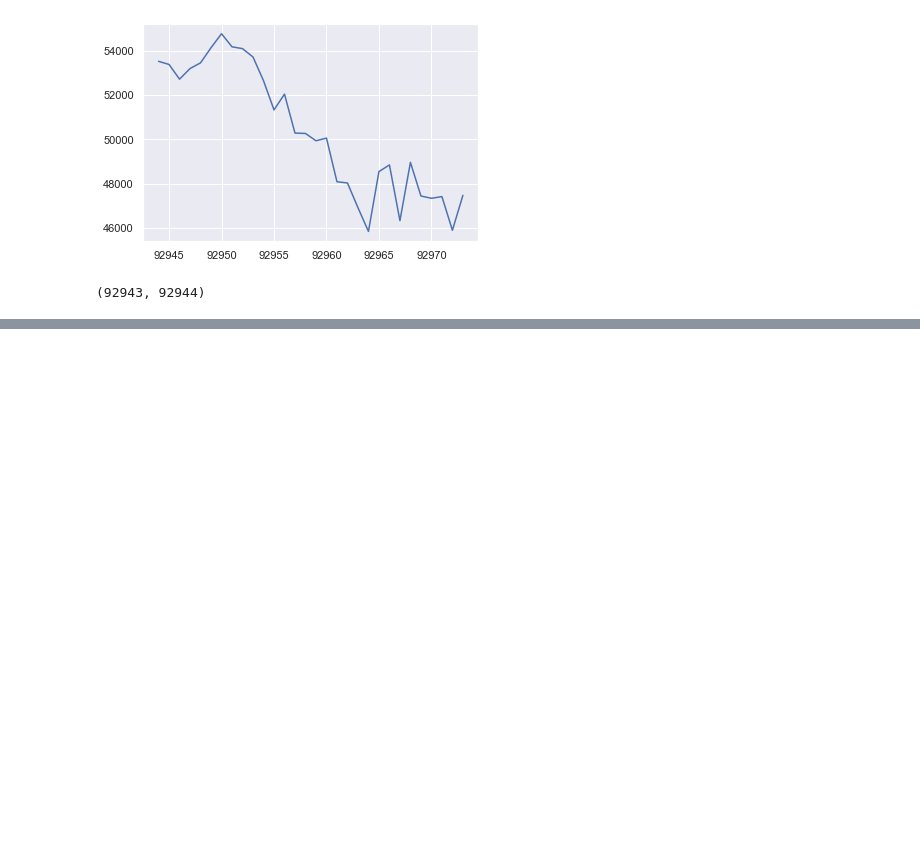
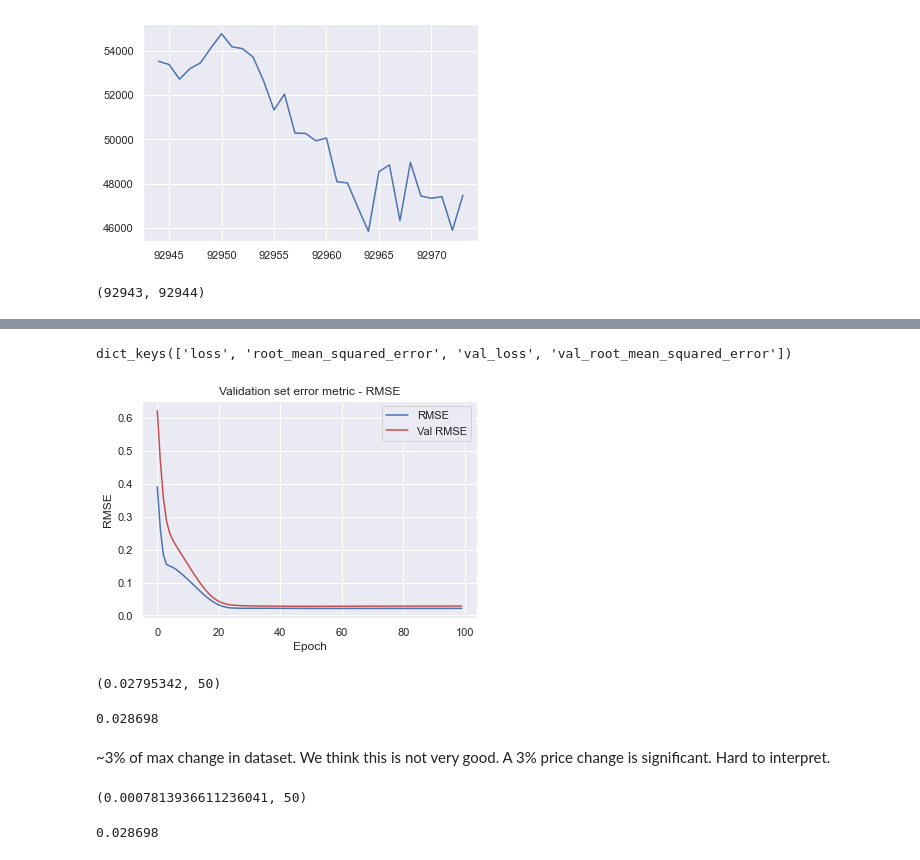
Before and after one commit to codeananda/bitcoin_price_predictor, a Jupyter notebook: price_predictor/keras_price_predictor.ipynb, the cells around one changed output, grey strips where cells are left out. Cells and saved outputs as stored; diff of their text form; code cells hidden in the pictures; blank space fills up the shorter version.

```diff
--- a/price_predictor/keras_price_predictor.ipynb
+++ b/price_predictor/keras_price_predictor.ipynb
@@ -65,7 +102,0 @@ training_set_min_max_scale = min_max.fit_transform(training_set)
-# %%
-# We are training to predict the next day's close
-# so cut off final val for X_train and start at index 1 for
-# y_train
-X_train = training_set_std_scale[:-1]
-y_train = training_set_std_scale[1:]
-X_train = X_train.reshape((-1, 1, 1))
@@ -82,8 +103,18 @@ ValueError: Input 0 of layer lstm is incompatible with the layer: expected ndim=
 # %%
+from tensorflow.keras.metrics import RootMeanSquaredError
+
 regressor = Sequential([
     LSTM(4),
     Dense(1)
 ])
-regressor.compile(optimizer='adam', loss='mean_squared_error')
-history = regressor.fit(X_train, y_train, batch_size=5, epochs=100)
+regressor.compile(optimizer='adam',
+                  loss='mse',
+                  metrics=[RootMeanSquaredError()])
+
+history = regressor.fit(X_train,
+                        y_train,
+                        batch_size=5,
+                        epochs=100,
+                        shuffle=False,
+                        validation_data=(X_val, y_val))
 # %% [output]
@@ -110,0 +138,38 @@ testing_set = testing_set.reshape((-1, 1, 1))
+# %%
+history.history.keys()
+# %% [output]
+dict_keys(['loss', 'root_mean_squared_error', 'val_loss', 'val_root_mean_squared_error'])
+# %%
+rmse = history.history['root_mean_squared_error']
+val_rmse = history.history['val_root_mean_squared_error']
+
+fig, ax = plt.subplots()
+plt.plot(rmse, 'b', label='RMSE')
+plt.plot(val_rmse, 'r', label='Val RMSE')
+ax.set(xlabel='Epoch', ylabel='RMSE',
+      title='Validation set error metric - RMSE')
+# plt.yticks([0, .1, .2, .3, .4])
+plt.legend()
+plt.show()
+# %% [output]
+[figure, added]
+# %%
+# Smallest rmse
+min(val_rmse), np.argmin(val_rmse)
+# %% [output]
+(0.02795342, 50)
+# %%
+val_rmse[-1]
+# %% [output]
+0.028698
+# %% [markdown]
+~3% of max change in dataset. We think this is not very good. A 3% price change is significant. Hard to interpret.
+# %%
+# Smallest loss
+min(val_loss), np.argmin(val_loss)
+# %% [output]
+(0.0007813936611236041, 50)
+# %%
+history.history['val_root_mean_squared_error'][-1]
+# %% [output]
+0.028698
```
Also changed, not shown: parts of 24 cells of this notebook.
